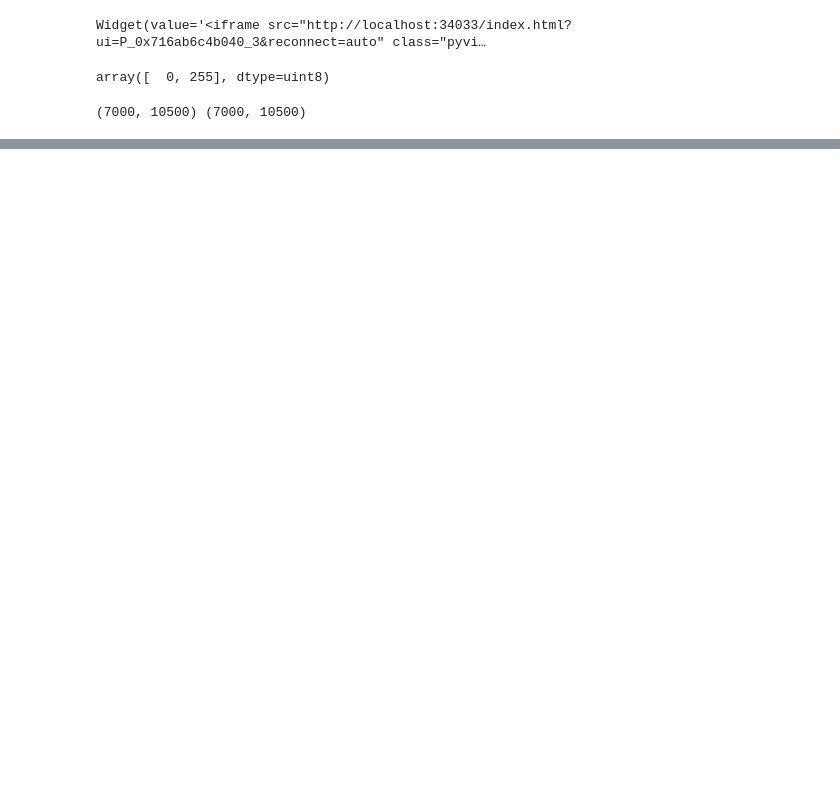
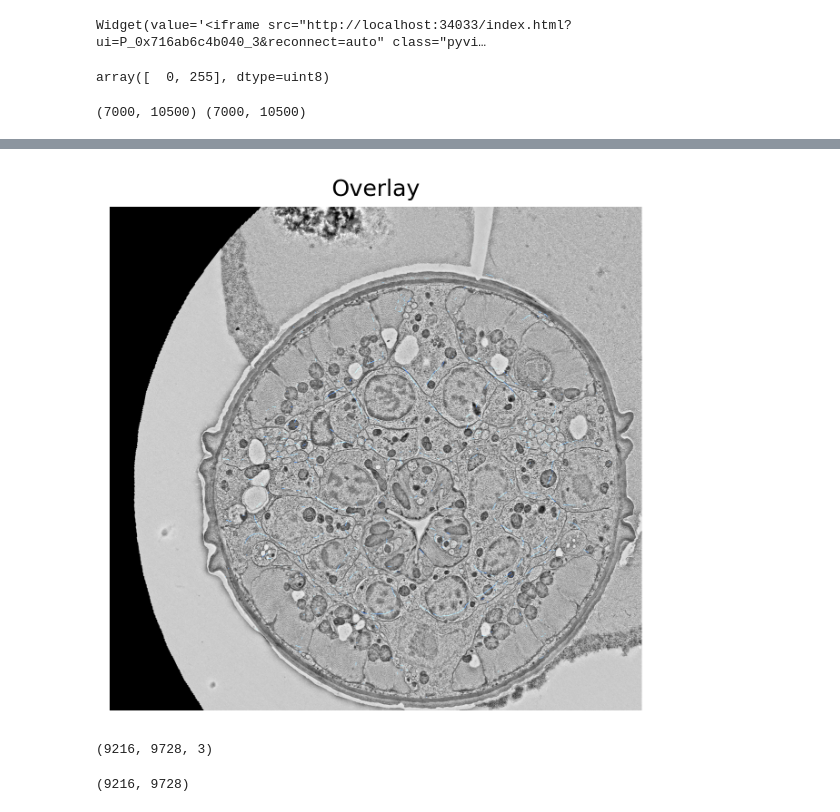
Before and after one commit to Tommytang111/gap-junction-segmentation, a Jupyter notebook: notebooks/testing.ipynb, the cells around one changed output, grey strips where cells are left out. Saved outputs shown, nothing was run; the diff lists cells and outputs as text; code cells hidden in the pictures; blank space fills up the shorter version.

```diff
--- a/notebooks/testing.ipynb
+++ b/notebooks/testing.ipynb
@@ -36,0 +56,19 @@ print(img1.shape, img2.shape)
+# %%
+pred2 = cv2.cvtColor(prediction, cv2.COLOR_GRAY2BGR)
+pred2[prediction == 255] = [0, 60, 255] #Blue
+pred_overlay = cv2.addWeighted(cv2.cvtColor(section, cv2.COLOR_GRAY2BGR), 1, pred2, 1, 0)
+plt.figure(dpi=300)
+plt.imshow(pred_overlay)
+plt.title("Overlay")
+plt.axis('off')
+plt.show()
+# %% [output]
+[figure, added]
+# %%
+pred2.shape
+# %% [output]
+(9216, 9728, 3)
+# %%
+section.shape
+# %% [output]
+(9216, 9728)
```
Also changed, not shown: parts of 1 cell of this notebook, 1 other file.
